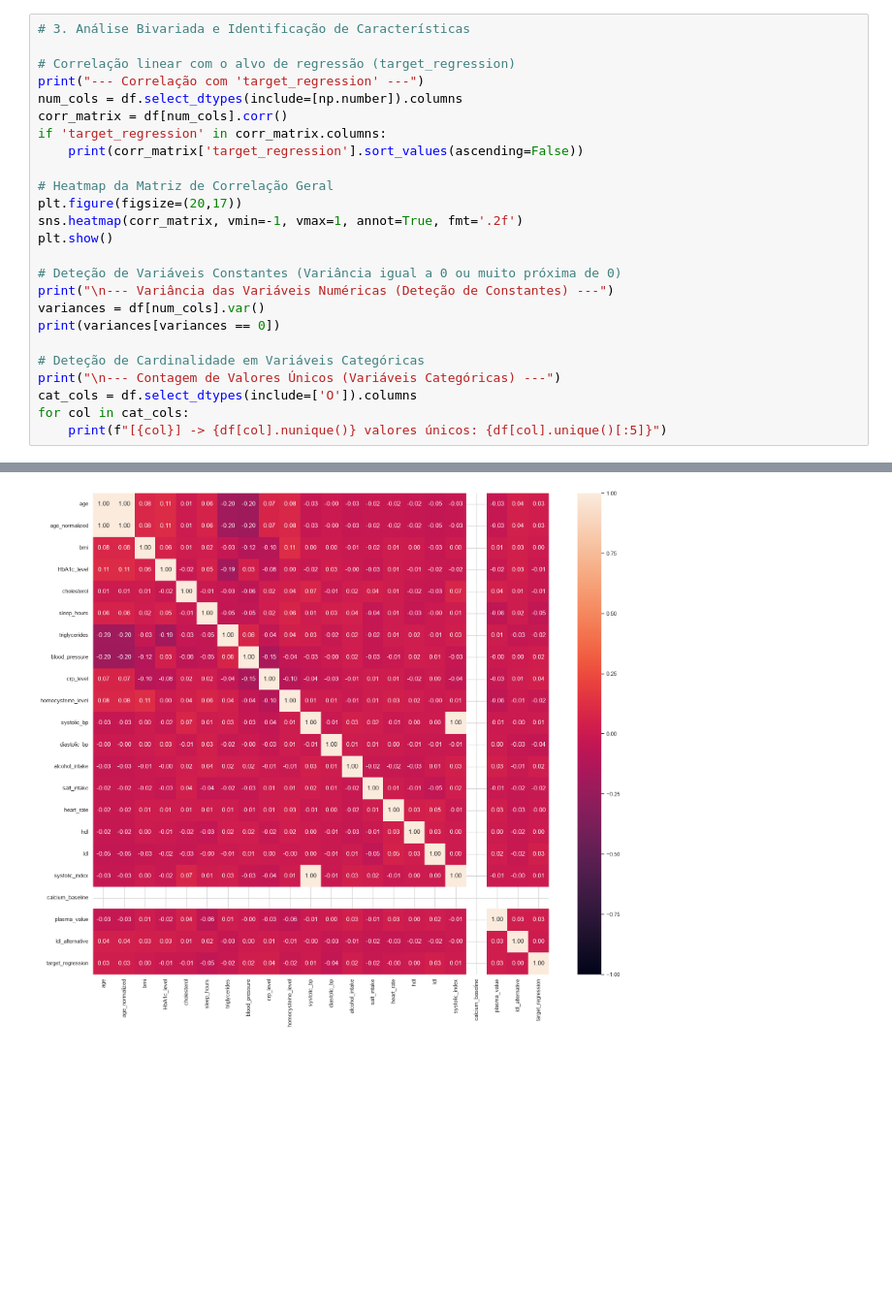
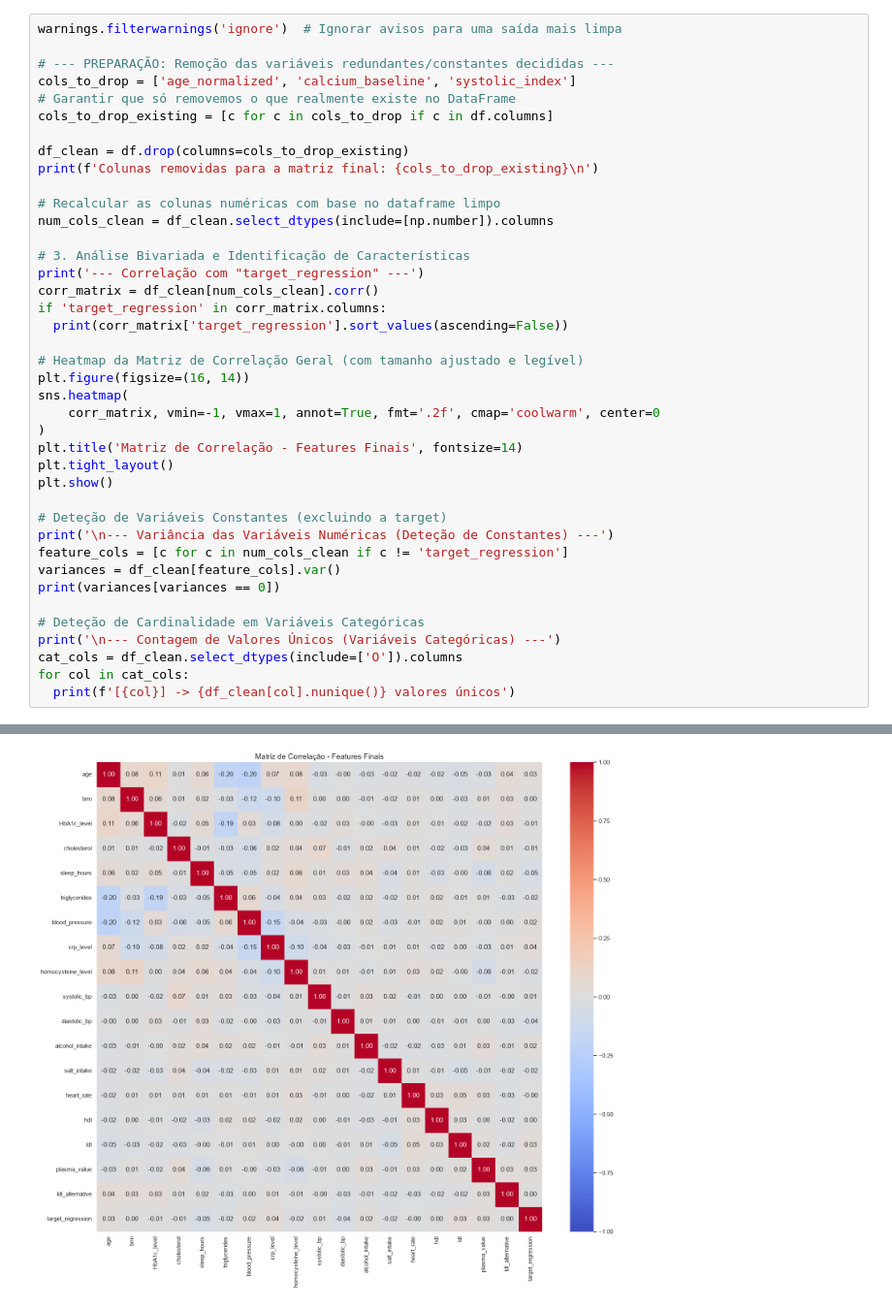
Before and after one commit to GasparAVieira/APRAU, a Jupyter notebook: Diogo.ipynb, the cells around one changed output, grey strips where cells are left out. Shown at 97% size. Cells and saved outputs as stored; diff of their text form; blank space fills up the shorter version.

```diff
--- a/Diogo.ipynb
+++ b/Diogo.ipynb
@@ -160,26 +395,41 @@ Passing `palette` without assigning `hue` is deprecated and will be removed in v
 # %%
+warnings.filterwarnings('ignore')  # Ignorar avisos para uma saída mais limpa
+
+# --- PREPARAÇÃO: Remoção das variáveis redundantes/constantes decididas ---
+cols_to_drop = ['age_normalized', 'calcium_baseline', 'systolic_index']
+# Garantir que só removemos o que realmente existe no DataFrame
+cols_to_drop_existing = [c for c in cols_to_drop if c in df.columns]
+
+df_clean = df.drop(columns=cols_to_drop_existing)
+print(f'Colunas removidas para a matriz final: {cols_to_drop_existing}\n')
+
+# Recalcular as colunas numéricas com base no dataframe limpo
+num_cols_clean = df_clean.select_dtypes(include=[np.number]).columns
+
 # 3. Análise Bivariada e Identificação de Características
+print('--- Correlação com "target_regression" ---')
+corr_matrix = df_clean[num_cols_clean].corr()
+if 'target_regression' in corr_matrix.columns:
+  print(corr_matrix['target_regression'].sort_values(ascending=False))
 
-# Correlação linear com o alvo de regressão (target_regression)
-print("--- Correlação com 'target_regression' ---")
-num_cols = df.select_dtypes(include=[np.number]).columns
-corr_matrix = df[num_cols].corr()
-if 'target_regression' in corr_matrix.columns:
-    print(corr_matrix['target_regression'].sort_values(ascending=False))
-
-# Heatmap da Matriz de Correlação Geral
-plt.figure(figsize=(20,17))
-sns.heatmap(corr_matrix, vmin=-1, vmax=1, annot=True, fmt='.2f')
+# Heatmap da Matriz de Correlação Geral (com tamanho ajustado e legível)
+plt.figure(figsize=(16, 14))
+sns.heatmap(
+    corr_matrix, vmin=-1, vmax=1, annot=True, fmt='.2f', cmap='coolwarm', center=0
+)
+plt.title('Matriz de Correlação - Features Finais', fontsize=14)
+plt.tight_layout()
 plt.show()
 
-# Deteção de Variáveis Constantes (Variância igual a 0 ou muito próxima de 0)
-print("\n--- Variância das Variáveis Numéricas (Deteção de Constantes) ---")
-variances = df[num_cols].var()
+# Deteção de Variáveis Constantes (excluindo a target)
+print('\n--- Variância das Variáveis Numéricas (Deteção de Constantes) ---')
+feature_cols = [c for c in num_cols_clean if c != 'target_regression']
+variances = df_clean[feature_cols].var()
 print(variances[variances == 0])
 
 # Deteção de Cardinalidade em Variáveis Categóricas
-print("\n--- Contagem de Valores Únicos (Variáveis Categóricas) ---")
-cat_cols = df.select_dtypes(include=['O']).columns
+print('\n--- Contagem de Valores Únicos (Variáveis Categóricas) ---')
+cat_cols = df_clean.select_dtypes(include=['O']).columns
 for col in cat_cols:
-    print(f"[{col}] -> {df[col].nunique()} valores únicos: {df[col].unique()[:5]}")
+  print(f'[{col}] -> {df_clean[col].nunique()} valores únicos')
 # %% [output]
@@ -202,3 +452,3 @@ calcium_baseline           NaN
 Name: target_regression, dtype: float64
-[figure, old version]
+[figure, new version]
 --- Variância das Variáveis Numéricas (Deteção de Constantes) ---
```
Also changed, not shown: parts of 50 cells of this notebook, 1 other file.
